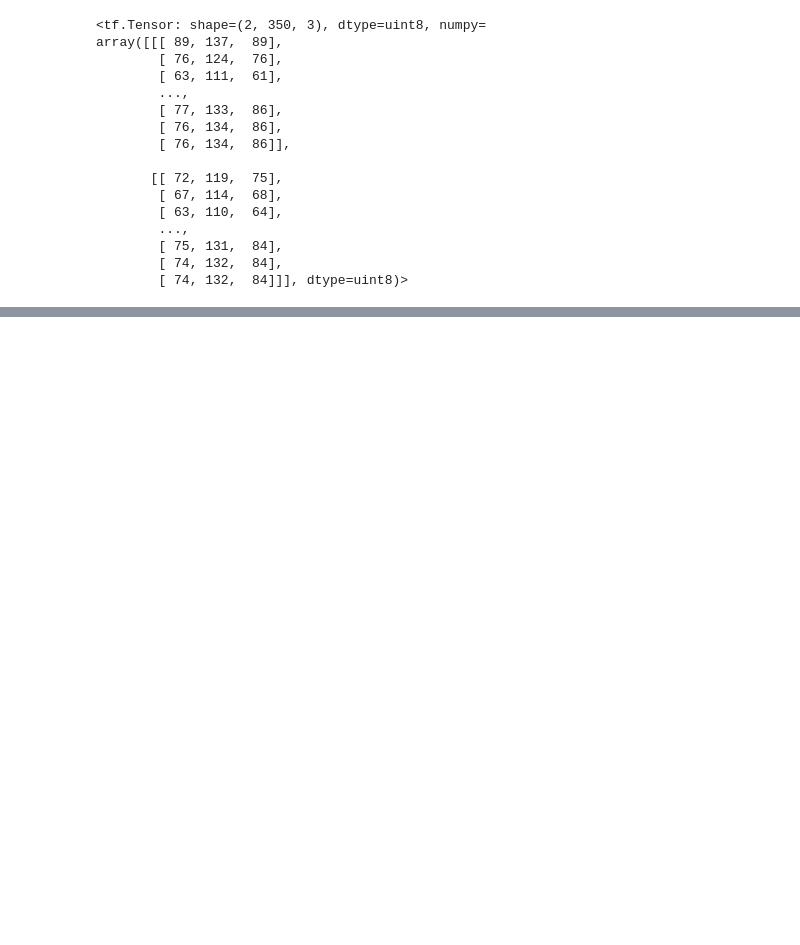
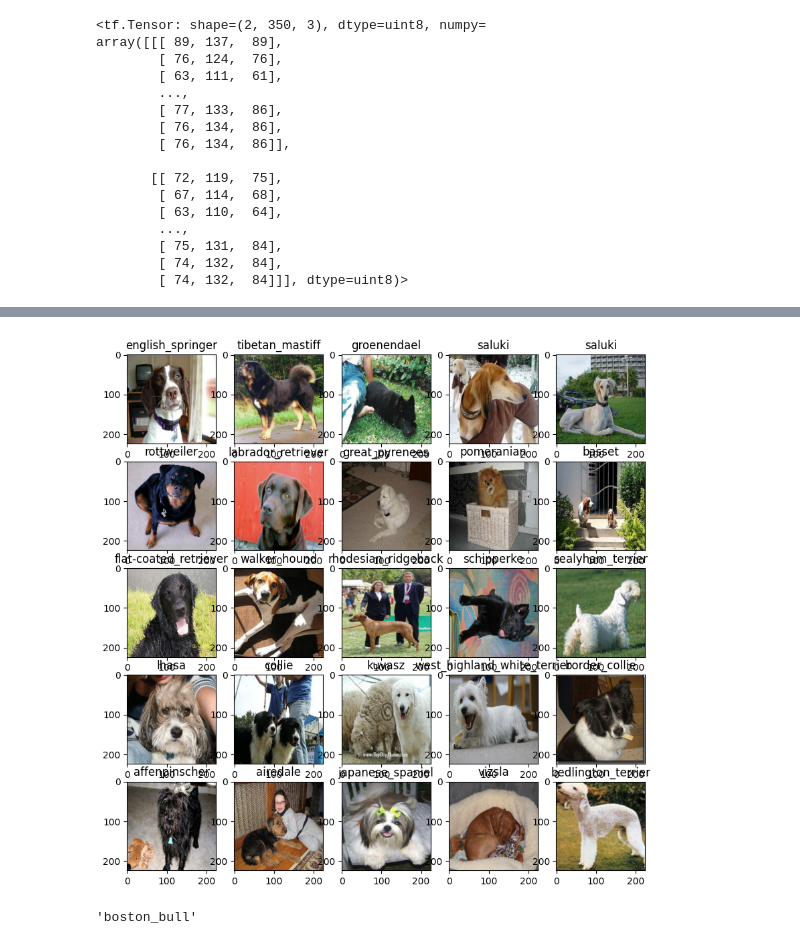
Before and after one commit to gil612/ML-course, a Jupyter notebook: dog_vision.ipynb, the cells around one changed output, grey strips where cells are left out. Saved outputs shown, nothing was run; the diff lists cells and outputs as text; code cells hidden in the pictures; blank space fills up the shorter version.

```diff
--- a/dog_vision.ipynb
+++ b/dog_vision.ipynb
@@ -445,0 +649,10 @@ array([[[ 89, 137,  89],
+# %%
+# now let's visuzalize our validation set
+val_images, val_labels = next(val_data.as_numpy_iterator())
+show_25_images(val_images, val_labels)
+# %% [output]
+[figure, added]
+# %%
+unique_breeds[y[0].argmax()]
+# %% [output]
+'boston_bull'
```
Also changed, not shown: parts of 30 cells of this notebook.
